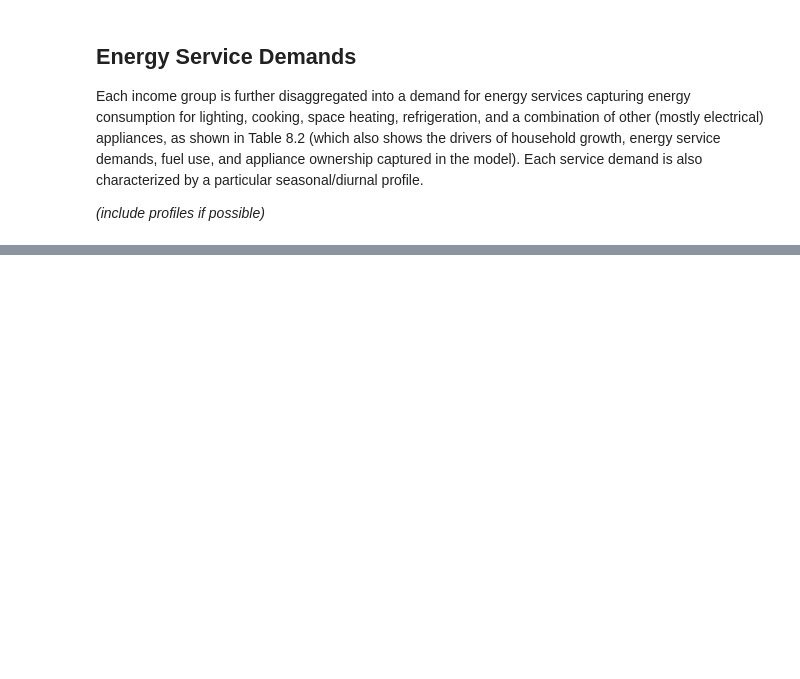
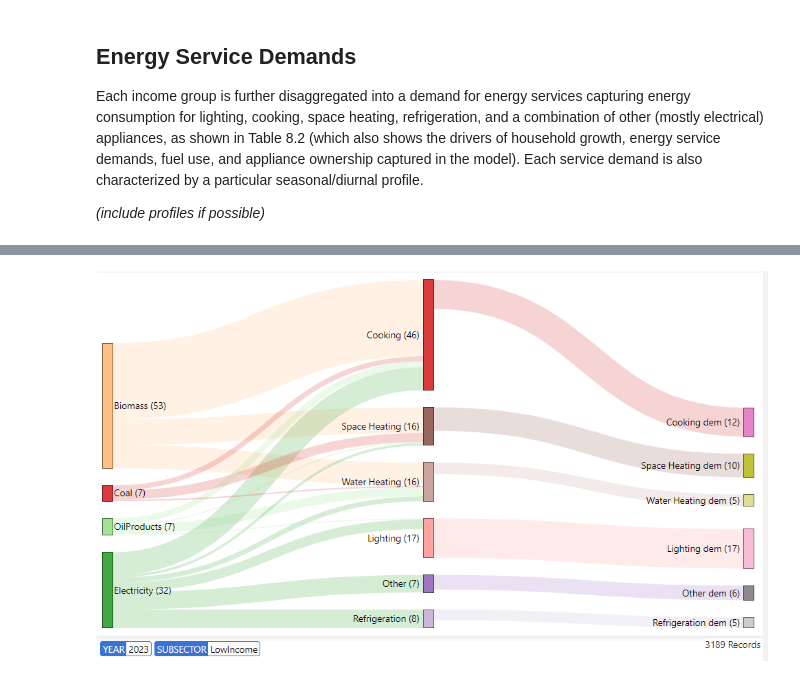
Before and after one commit to SavanhaJadedk/Satim-test-book-1.1, a Jupyter notebook: docs/08Residential.ipynb, the cells around one changed output, grey strips where cells are left out. Drawn from its saved outputs; the diff is of its cells as text; code cells hidden in the pictures; blank space fills up the shorter version.

Commit message:
sankeys in Res workbook

```diff
--- a/docs/08Residential.ipynb
+++ b/docs/08Residential.ipynb
@@ -157,0 +178,24 @@ Figures 8.3, 8.4, and 8.5 show SANKEY diagrams of residential consumption of fue
+# %%
+from IPython.display import Image, display
+import requests
+
+# Base URL of the images folder in the GitHub repository
+base_url = 'https://github.com/SavanhaJadedk/Satim-test-book-1.1/raw/IEP-Documentation/docs/Images/08Res/'
+
+# Specify the filename of the image you want to display
+image_filename = 'Res LowIncome Sankey.png'
+
+# Construct the full URL of the image
+image_url = base_url + image_filename
+
+# Download the image
+response = requests.get(image_url)
+
+# Check if the request was successful
+if response.status_code == 200:
+    # Display the image in the notebook
+    display(Image(response.content))
+else:
+    print("Failed to download the image.")
+# %% [output]
+[figure, added]
```
Also changed, not shown: parts of 8 cells of this notebook.
